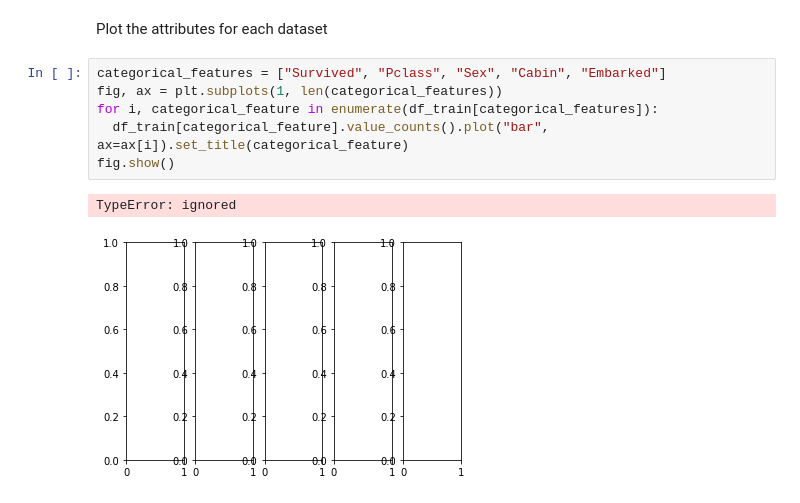
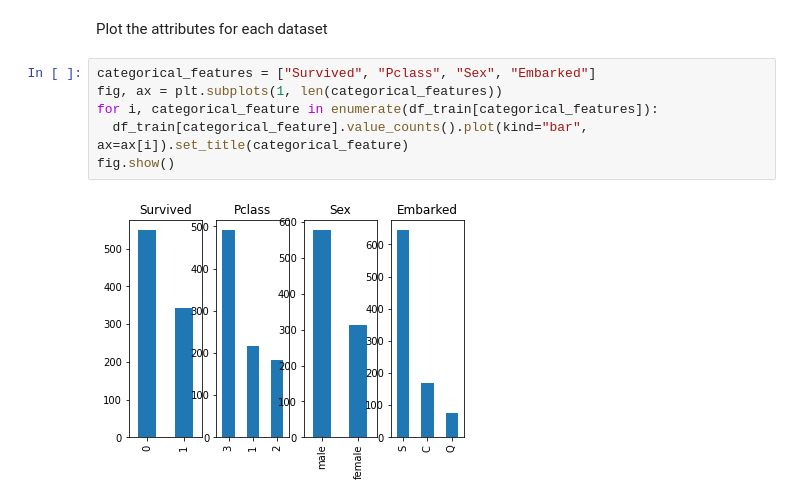
Before and after one commit to aykwan/titanickaggle, a Jupyter notebook: Titanic_Prediction.ipynb, the cells around one changed output. Drawn from its saved outputs; the diff is of its cells as text.

```diff
--- a/Titanic_Prediction.ipynb
+++ b/Titanic_Prediction.ipynb
@@ -132,11 +142,10 @@ dtype: object
 # %% [markdown]
 Plot the attributes for each dataset
 # %%
-categorical_features = ["Survived", "Pclass", "Sex", "Cabin", "Embarked"]
+categorical_features = ["Survived", "Pclass", "Sex", "Embarked"]
 fig, ax = plt.subplots(1, len(categorical_features))
 for i, categorical_feature in enumerate(df_train[categorical_features]):
-  df_train[categorical_feature].value_counts().plot("bar", ax=ax[i]).set_title(categorical_feature)
+  df_train[categorical_feature].value_counts().plot(kind="bar", ax=ax[i]).set_title(categorical_feature)
 fig.show()
 # %% [output]
-TypeError: ignored
-[figure, old version]
+[figure, new version]
```
Also changed, not shown: parts of 21 cells of this notebook.
